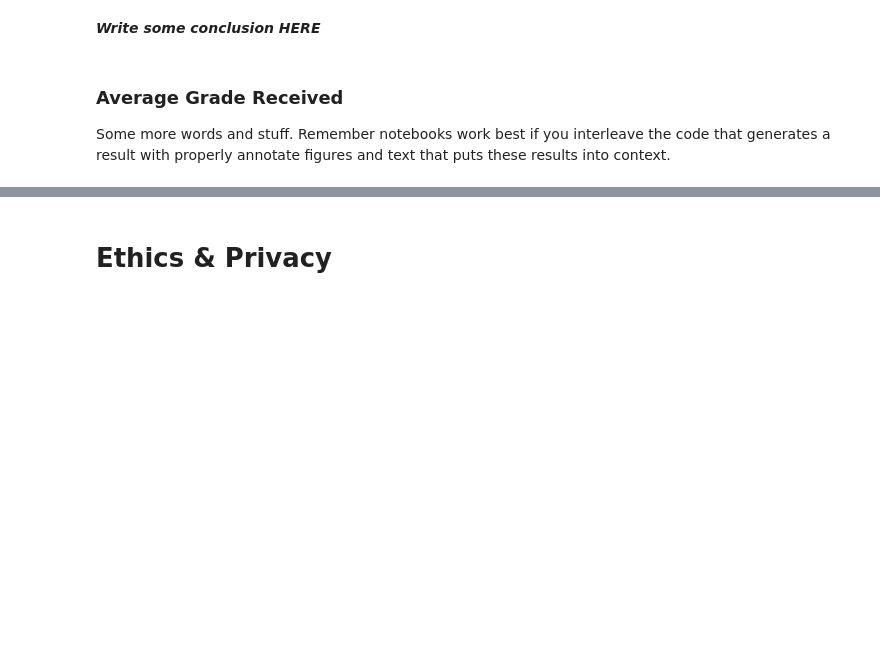
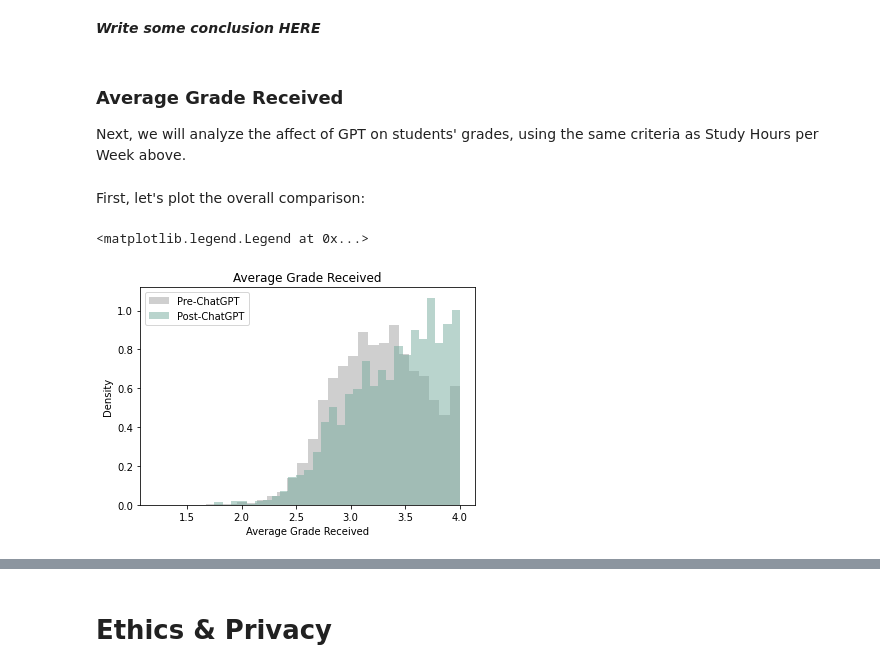
Before and after one commit to aydintabai/AI-Academic-Impact-Case-Study, a Jupyter notebook: EDACheckpoint_Group112_WI24.ipynb, the cells around one changed output, grey strips where cells are left out. Drawn from its saved outputs; the diff is of its cells as text; code cells hidden in the pictures; blank space fills up the shorter version.

```diff
--- a/EDACheckpoint_Group112_WI24.ipynb
+++ b/EDACheckpoint_Group112_WI24.ipynb
@@ -744,4 +745,4 @@ plt.show()
 # %% [markdown]
 ### Average Grade Received
 
-Some more words and stuff.  Remember notebooks work best if you interleave the code that generates a result with properly annotate figures and text that puts these results into context.
+Next, we will analyze the affect of GPT on students' grades, using the same criteria as Study Hours per Week above.
@@ -750,0 +749,16 @@ Some more words and stuff.  Remember notebooks work best if you interleave the c
+# %% [markdown]
+First, let's plot the overall comparison:
+# %%
+# Plot Overall Comparison
+pre_gpt_hours = pre_gpt['Average Grade Received']
+post_gpt_hours = post_gpt['Average Grade Received']
+
+plt.hist(pre_gpt_hours, label = "Pre-ChatGPT", density = True, bins = 30, color='#cfcfcf')
+plt.hist(post_gpt_hours, alpha = 0.5, label = "Post-ChatGPT", density = True, bins = 30, color='#74AA9C')
+plt.title("Average Grade Received")
+plt.xlabel("Average Grade Received")
+plt.ylabel("Density")
+plt.legend()
+# %% [output]
+<matplotlib.legend.Legend at 0x...>
+[figure, added]
```
Also changed, not shown: parts of 47 cells of this notebook.
